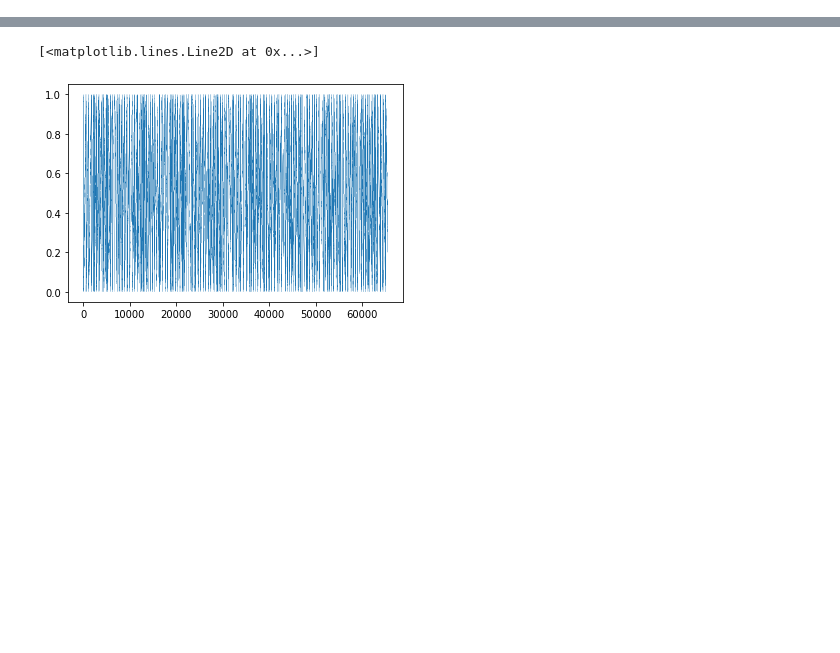
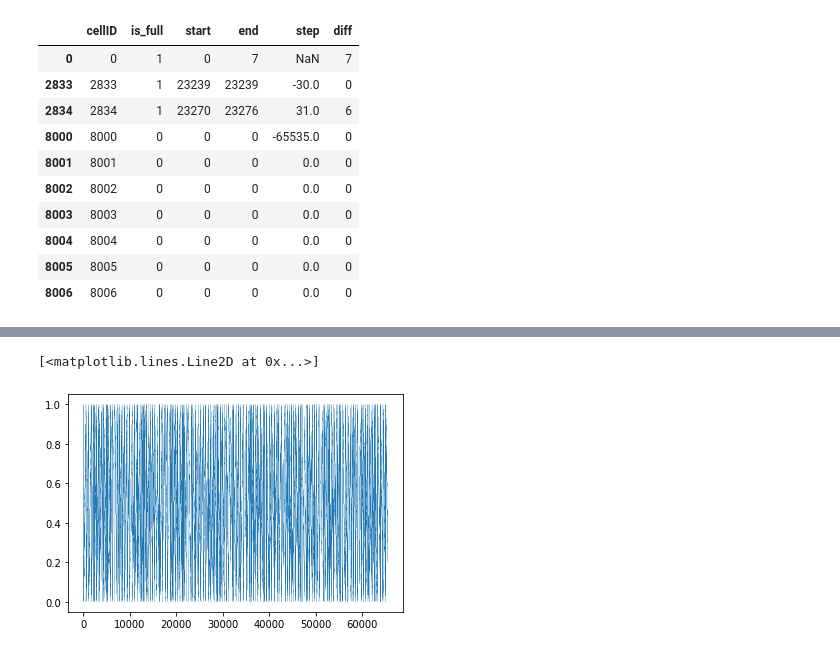
Before and after one commit to RobertRuta/GPU_Accelerated_Vicsek, a Jupyter notebook: data_analysis/data_analysis.ipynb, the cells around one changed output, grey strips where cells are left out. Drawn from its saved outputs; the diff is of its cells as text; code cells hidden in the pictures; blank space fills up the shorter version.

```diff
--- a/data_analysis/data_analysis.ipynb
+++ b/data_analysis/data_analysis.ipynb
@@ -4,0 +47,17 @@ import numpy as np
+# %%
+startend_df["step"] = startend_df.start - startend_df.end.shift(1)
+startend_df["diff"] = startend_df.end - startend_df.start
+startend_df
+startend_df[startend_df.step != 1].head(10)
+# %% [output]
+|  | cellID | is_full | start | end | step | diff |
+| 0 | 0 | 1 | 0 | 7 | NaN | 7 |
+| 2833 | 2833 | 1 | 23239 | 23239 | -30.0 | 0 |
+| 2834 | 2834 | 1 | 23270 | 23276 | 31.0 | 6 |
+| 8000 | 8000 | 0 | 0 | 0 | -65535.0 | 0 |
+| 8001 | 8001 | 0 | 0 | 0 | 0.0 | 0 |
+| 8002 | 8002 | 0 | 0 | 0 | 0.0 | 0 |
+| 8003 | 8003 | 0 | 0 | 0 | 0.0 | 0 |
+| 8004 | 8004 | 0 | 0 | 0 | 0.0 | 0 |
+| 8005 | 8005 | 0 | 0 | 0 | 0.0 | 0 |
+| 8006 | 8006 | 0 | 0 | 0 | 0.0 | 0 |
```
Also changed, not shown: parts of 28 cells of this notebook.
